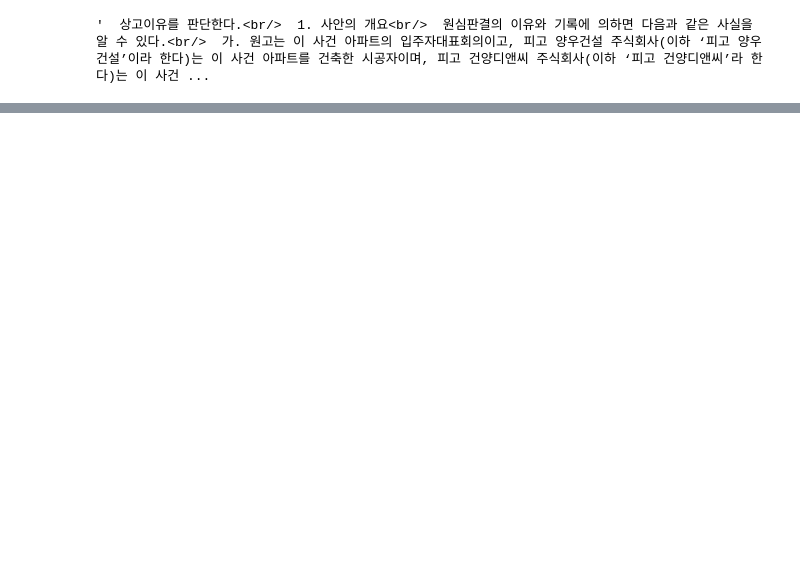
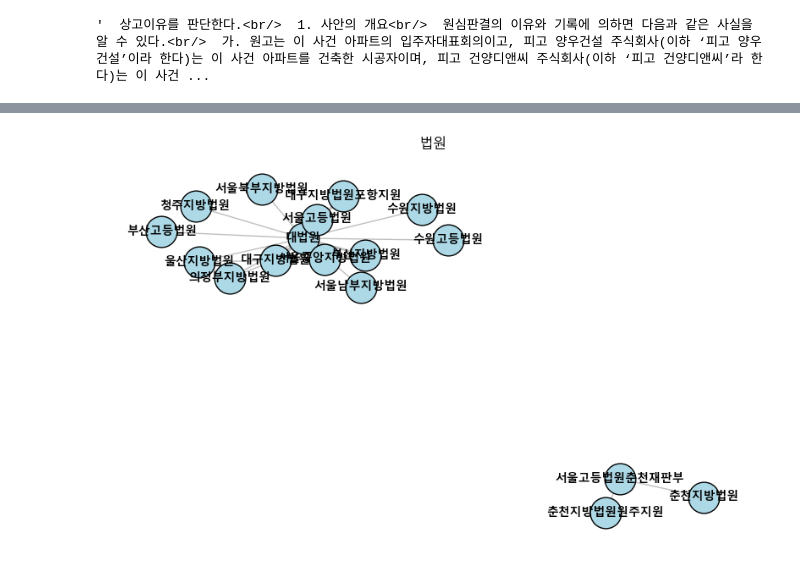
Before and after one commit to CJW5361/SESAC_AI_Open_Source, a Jupyter notebook: 데이터사이언스/2024.02.07/02-07.ipynb, the cells around one changed output, grey strips where cells are left out. Cells and saved outputs as stored; diff of their text form; code cells hidden in the pictures; blank space fills up the shorter version.

```diff
--- a/데이터사이언스/2024.02.07/02-07.ipynb
+++ b/데이터사이언스/2024.02.07/02-07.ipynb
@@ -424,0 +542,44 @@ print(df)
+# %%
+import pandas as pd
+import networkx as nx
+import matplotlib.pyplot as plt
+from collections import defaultdict
+
+
+
+# 형사 사건 데이터 필터링
+criminal_cases = df[df['사건종류명'] == '형사']
+
+# 법원 간 연결 분석을 위한 defaultdict 초기화
+connections = defaultdict(int)
+
+# 데이터를 반복하며 공통으로 처리한 사건 기반으로 법원 간 연결 수집
+for case_name in criminal_cases['사건명'].unique():
+    courts_handling_case = criminal_cases[criminal_cases['사건명'] == case_name]['법원명'].unique()
+    for i in range(len(courts_handling_case)):
+        for j in range(i + 1, len(courts_handling_case)):
+            court_pair = tuple(sorted([courts_handling_case[i], courts_handling_case[j]]))
+            connections[court_pair] += 1
+
+# 새로운 그래프 생성
+G_courts = nx.Graph()
+
+# 연결을 기반으로 법원 간의 엣지 추가
+for courts, count in connections.items():
+    G_courts.add_edge(courts[0], courts[1], weight=count)
+
+# 네트워크 그래프 그리기
+plt.figure(figsize=(10, 6))
+pos = nx.spring_layout(G_courts, seed=7)
+edges = G_courts.edges()
+weights = [G_courts[u][v]['weight'] for u, v in edges]
+
+nx.draw_networkx_nodes(G_courts, pos, node_color='lightblue', edgecolors='black', node_size=700)
+nx.draw_networkx_edges(G_courts, pos, edgelist=edges, width=weights, alpha=0.5, edge_color='gray')
+nx.draw_networkx_labels(G_courts, pos, font_size=10, font_weight='bold')
+
+plt.title('법원')
+plt.axis('off')
+plt.show()
+# %% [output]
+[figure, added]
```
Also changed, not shown: parts of 19 cells of this notebook, 3 other files.
